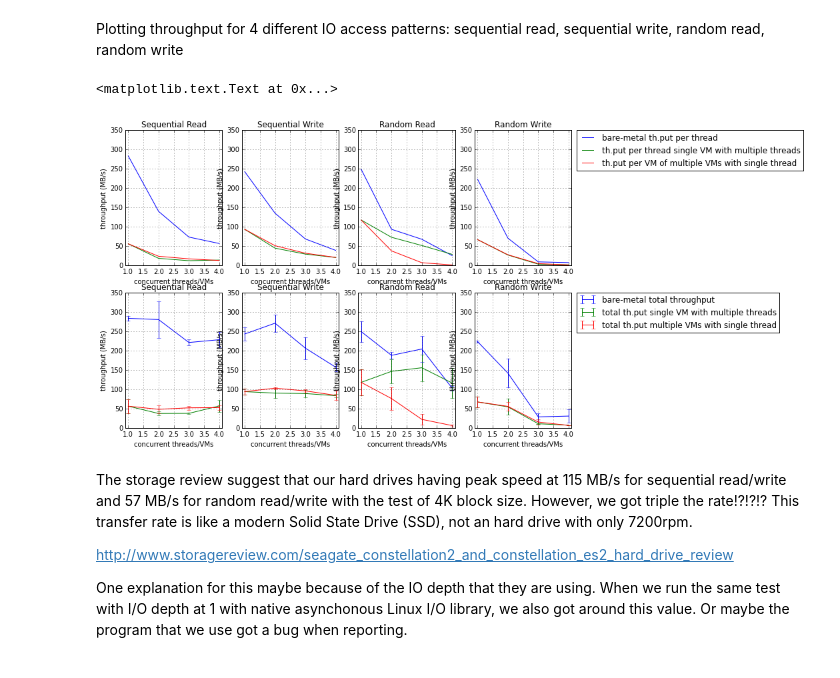
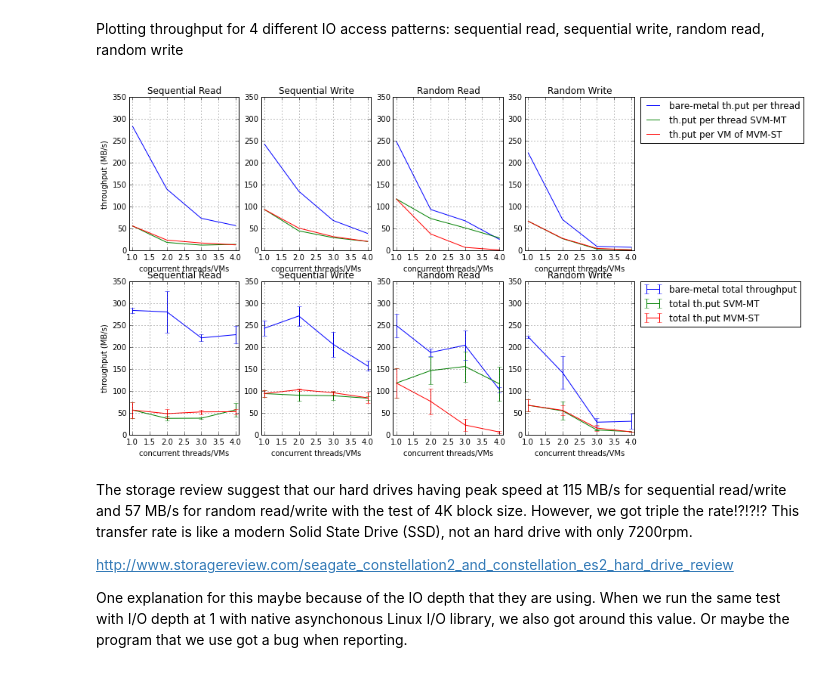
Before and after one commit to hasonhai/io_measurements, a Jupyter notebook: notebook/DiskTest Analysis.ipynb, the cells around one changed output. Drawn from its saved outputs; the diff is of its cells as text; code cells hidden in the pictures.

Commit message:
export figures from notebook

```diff
--- a/notebook/DiskTest Analysis.ipynb
+++ b/notebook/DiskTest Analysis.ipynb
@@ -134,7 +133,7 @@ ciaggbwrwmvm = ciaggtpin5tests.filter(regex="^RW[1-4]VMTH1").tolist()
 Plotting throughput for 4 different IO access patterns: sequential read, sequential write, random read, random write
 # %%
 x_axis = [1,2,3,4]
-
+pylab.rcParams['figure.figsize'] = 12, 8  # change default size of figures
 plt.subplot(241)
 plt.plot(x_axis, bwsrbf, x_axis, bwsrsvm, x_axis, bwsrmvm)
 plt.axis([0.9, 4.1, 0, 350])
@@ -149,7 +148,7 @@ plt.axis([0.9, 4.1, 0, 350])
 plt.grid(True)
 plt.title('Sequential Write')
 pylab.xlabel('concurrent threads/VMs')
-pylab.ylabel('throughput (MB/s)')
+#pylab.ylabel('throughput (MB/s)')
 
 plt.subplot(243)
 plt.plot(x_axis, bwrrbf, x_axis, bwrrsvm, x_axis, bwrrmvm)
@@ -157,18 +156,18 @@ plt.axis([0.9, 4.1, 0, 350])
 plt.grid(True)
 plt.title('Random Read')
 pylab.xlabel('concurrent threads/VMs')
-pylab.ylabel('throughput (MB/s)')
+#pylab.ylabel('throughput (MB/s)')
 
 plt.subplot(244)
 plt.plot(x_axis, bwrwbf, label = 'bare-metal th.put per thread')
-plt.plot(x_axis, bwrwsvm, label = 'th.put per thread single VM with multiple threads')
-plt.plot(x_axis, bwrwmvm, label = 'th.put per VM of multiple VMs with single thread')
+plt.plot(x_axis, bwrwsvm, label = 'th.put per thread SVM-MT')
+plt.plot(x_axis, bwrwmvm, label = 'th.put per VM of MVM-ST')
 plt.axis([0.9, 4.1, 0, 350])
 plt.grid(True)
 plt.title('Random Write')
 plt.legend(bbox_to_anchor=(1.05, 1), loc=2, borderaxespad=0.)
 pylab.xlabel('concurrent threads/VMs')
-pylab.ylabel('throughput (MB/s)')
+#pylab.ylabel('throughput (MB/s)')
 
 plt.subplot(245)
 plt.errorbar(x_axis, aggbwsrbf, ciaggbwsrbf)
@@ -179,40 +178,41 @@ plt.grid(True)
 plt.title('Sequential Read')
 pylab.xlabel('concurrent threads/VMs')
 pylab.ylabel('throughput (MB/s)')
 
 plt.subplot(246)
 plt.errorbar(x_axis, aggbwswbf, ciaggbwswbf)
 plt.errorbar(x_axis, aggbwswsvm, ciaggbwswsvm)
 plt.errorbar(x_axis, aggbwswmvm, ciaggbwswmvm)
 plt.axis([0.9, 4.1, 0, 350])
 plt.grid(True)
 plt.title('Sequential Write')
 pylab.xlabel('concurrent threads/VMs')
-pylab.ylabel('throughput (MB/s)')
+#pylab.ylabel('throughput (MB/s)')
 
 plt.subplot(247)
 plt.errorbar(x_axis, aggbwrrbf, ciaggbwrrbf)
 plt.errorbar(x_axis, aggbwrrsvm, ciaggbwrrsvm)
 plt.errorbar(x_axis, aggbwrrmvm, ciaggbwrrmvm)
 plt.axis([0.9, 4.1, 0, 350])
 plt.grid(True)
 plt.title('Random Read')
 pylab.xlabel('concurrent threads/VMs')
-pylab.ylabel('throughput (MB/s)')
+#pylab.ylabel('throughput (MB/s)')
 
 plt.subplot(248)
 plt.errorbar(x_axis, aggbwrwbf, ciaggbwrwbf, label = 'bare-metal total throughput')
-plt.errorbar(x_axis, aggbwrwsvm, ciaggbwrwsvm, label = 'total th.put single VM with multiple threads')
-plt.errorbar(x_axis, aggbwrwmvm, ciaggbwrwmvm, label = 'total th.put multiple VMs with single thread')
+plt.errorbar(x_axis, aggbwrwsvm, ciaggbwrwsvm, label = 'total th.put SVM-MT')
+plt.errorbar(x_axis, aggbwrwmvm, ciaggbwrwmvm, label = 'total th.put MVM-ST')
 plt.axis([0.9, 4.1, 0, 350])
 plt.grid(True)
 plt.title('Random Write')
 plt.legend(bbox_to_anchor=(1.05, 1), loc=2, borderaxespad=0.)
 pylab.xlabel('concurrent threads/VMs')
-pylab.ylabel('throughput (MB/s)')
+#pylab.ylabel('throughput (MB/s)')
+
+plt.savefig('throughput.pdf')
 # %% [output]
-<matplotlib.text.Text at 0x...>
-[figure, old version]
+[figure, new version]
 # %% [markdown]
 The storage review suggest that our hard drives having peak speed at 115 MB/s for sequential read/write and 57 MB/s for random read/write with the test of 4K block size. However, we got triple the rate!?!?!? This transfer rate is like a modern Solid State Drive (SSD), not an hard drive with only 7200rpm.
 
```
Also changed, not shown: parts of 6 cells of this notebook, 3 other files.
